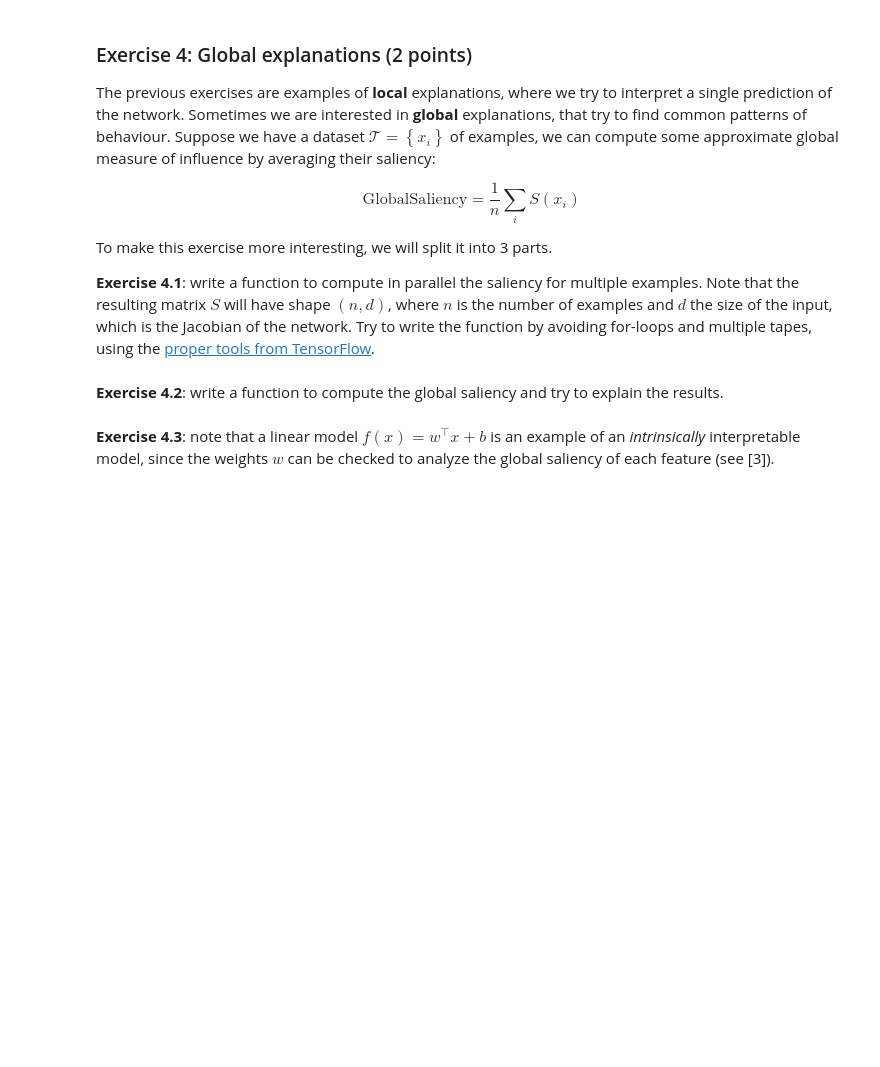
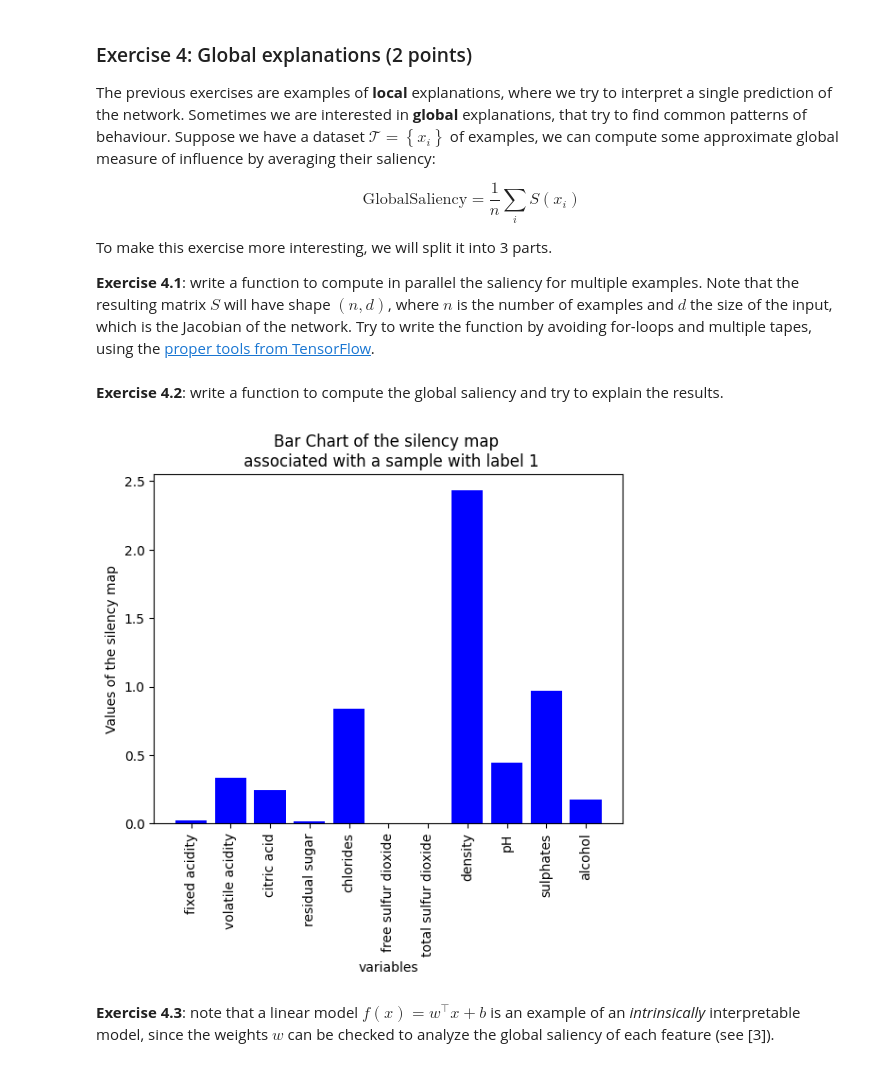
Before and after one commit to PaoloBarba/NN_Homework_1, a Jupyter notebook: NNDS_2023_Homework.ipynb, the cells around one changed output. Saved outputs shown, nothing was run; the diff lists cells and outputs as text; code cells hidden in the pictures; blank space fills up the shorter version.

```diff
--- a/NNDS_2023_Homework.ipynb
+++ b/NNDS_2023_Homework.ipynb
@@ -355,8 +364,6 @@ $$
 To make this exercise more interesting, we will split it into 3 parts.
 
 **Exercise 4.1**: write a function to compute in parallel the saliency for multiple examples. Note that the resulting matrix $S$ will have shape $(n, d)$, where $n$ is the number of examples and $d$ the size of the input, which is the Jacobian of the network. Try to write the function by avoiding for-loops and multiple tapes, using the [proper tools from TensorFlow](https://www.tensorflow.org/guide/advanced_autodiff).
-# %%
-predictions = model(sample)
 # %%
 # TODO: Write the required function, possibly avoding for-loops.
 
@@ -365,8 +372,7 @@ def compute_saliency_map(x,y):
   with tf.GradientTape() as tape:
     tape.watch(sample)
     predictions = tf.reshape(model(sample) , -1)
-    loss = tf.keras.losses.binary_crossentropy(y, predictions)
-  gradients = np.abs(tape.gradient(loss, sample))
+  gradients = np.abs(tape.gradient(predictions, sample))
 
   return gradients
 # %% [markdown]
@@ -374,17 +380,24 @@ def compute_saliency_map(x,y):
 # %%
 # TODO: Write the required function.
 
 
 def global_saliency(X,y):
   S = compute_saliency_map(X,y)
   return np.mean(S , axis = 0)
 
 
 
 global_saliency_map  = global_saliency(X_test , y_test)
 
 
-global_saliency_map
+plt.bar(X_test.columns, global_saliency_map, color='blue')
+plt.xlabel('variables')
+plt.ylabel('Values of the silency map')
+plt.title('Bar Chart of the silency map \n associated with a sample with label 1')
+plt.xticks(rotation=90)
+plt.show()
+# %% [output]
+[figure, added]
 # %% [markdown]
 **Exercise 4.3**: note that a linear model $f(x) = w^\top x + b$ is an example of an *intrinsically* interpretable  model, since the weights $w$ can be checked to analyze the global saliency of each feature (see [3]).
 # %%
```
Also changed, not shown: parts of 16 cells of this notebook.
